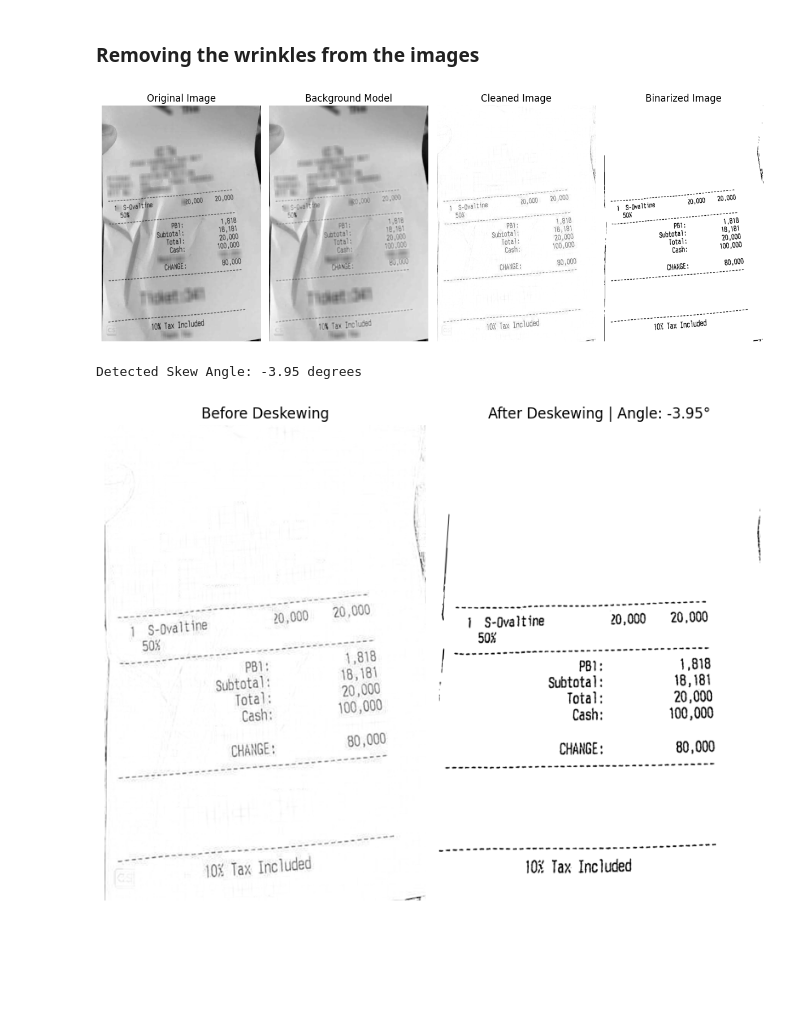
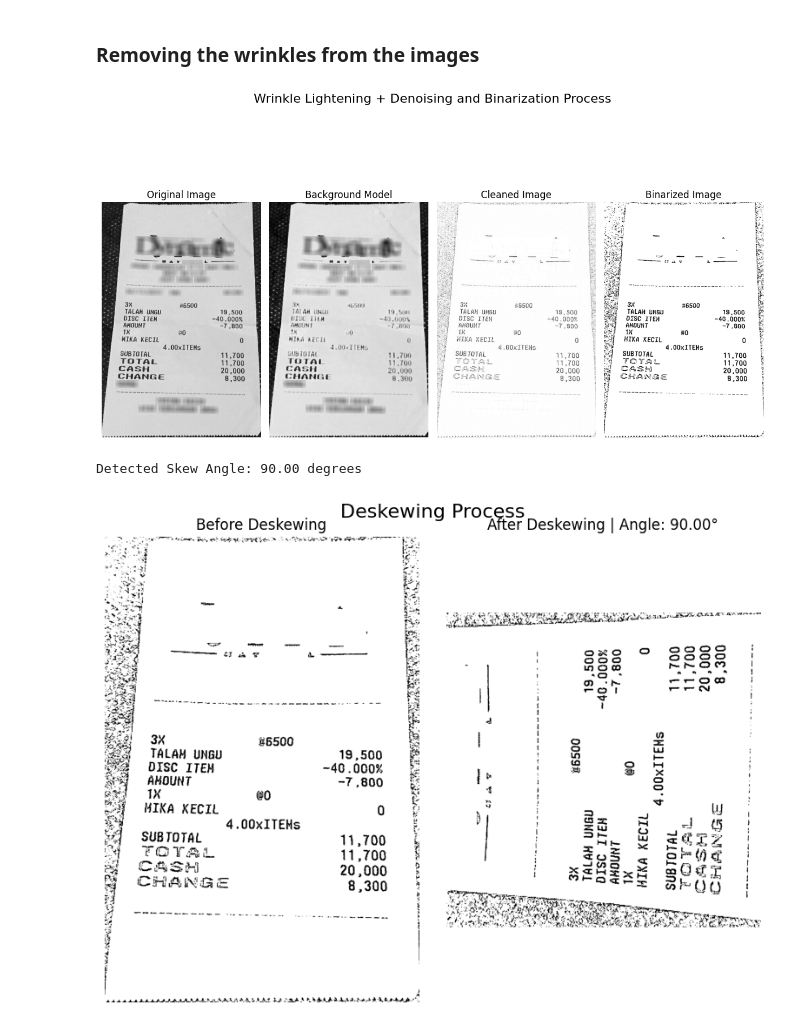
Before and after one commit to Gdeterline/Optical-Character-Recognition-for-Receipts, a Jupyter notebook: notebooks/denoising_images.ipynb, the cells around one changed output. Saved outputs shown, nothing was run; the diff lists cells and outputs as text; code cells hidden in the pictures; blank space fills up the shorter version.

Commit message:
preprocessing pipeline is functionnal but not optimal
Some issues with deskewing (occasional unwanted rotation by 90 degrees can happen)

Need to assess the kernel size of the closing operation

```diff
--- a/notebooks/denoising_images.ipynb
+++ b/notebooks/denoising_images.ipynb
@@ -101,35 +99,37 @@ def lighten_image(mat_image, output_path=None):
     # Step 6. Save output if path is provided
     if output_path:
         cv2.imwrite(output_path, result)
 
     return mat_image, background_model, result, binary
 
 # --- Usage ---
-image_path = '../data/_debug/dev_receipt_00002.png' # Replace with your image
+image_path = '../data/_debug/dev_receipt_00008.png' # Replace with your image
 original, bg, cleaned, binary = lighten_wrinkles(image_path)
 
 # Display results side-by-side using Matplotlib for analysis
 plt.figure(figsize=(12, 8))
 plt.subplot(1, 4, 1)
 plt.title('Original Image')
 plt.imshow(original, cmap='gray')
 plt.axis('off')
 plt.subplot(1, 4, 2)
 plt.title('Background Model')
 plt.imshow(bg, cmap='gray')
 plt.axis('off')
 plt.subplot(1, 4, 3)
 plt.title('Cleaned Image')
 plt.imshow(cleaned, cmap='gray')
 plt.axis('off')
 plt.subplot(1, 4, 4)
 plt.title('Binarized Image')
 plt.imshow(binary, cmap='gray')
 plt.axis('off')
+plt.suptitle('Wrinkle Lightening + Denoising and Binarization Process', fontsize=16)
 plt.tight_layout()
+#plt.savefig('../reports/figures/denoising_process.png')
 plt.show()
 # %% [output]
-[figure, old version]
+[figure, new version]
 # %%
 def compute_skew_angle(binary_image):
     # Step 1. Invert image (Background must be black, text white for contours)
@@ -200,14 +200,16 @@ deskewed_image = rotate_image(binary, skew_angle)
 plt.figure(figsize=(8, 6))
 plt.subplot(1, 2, 1)
 plt.title('Before Deskewing')
-plt.imshow(cleaned, cmap='gray')
+plt.imshow(binary, cmap='gray')
 plt.axis('off')
 plt.subplot(1, 2, 2)
 plt.title(f'After Deskewing | Angle: {skew_angle:.2f}°')
 plt.imshow(deskewed_image, cmap='gray')
 plt.axis('off')
+plt.suptitle('Deskewing Process', fontsize=16)
 plt.tight_layout()
+#plt.savefig('../reports/figures/deskewing_process.png')
 plt.show()
 # %% [output]
-Detected Skew Angle: -3.95 degrees
+Detected Skew Angle: 90.00 degrees
-[figure, old version]
+[figure, new version]
```
Also changed, not shown: parts of 1 cell of this notebook, 5 other files.
